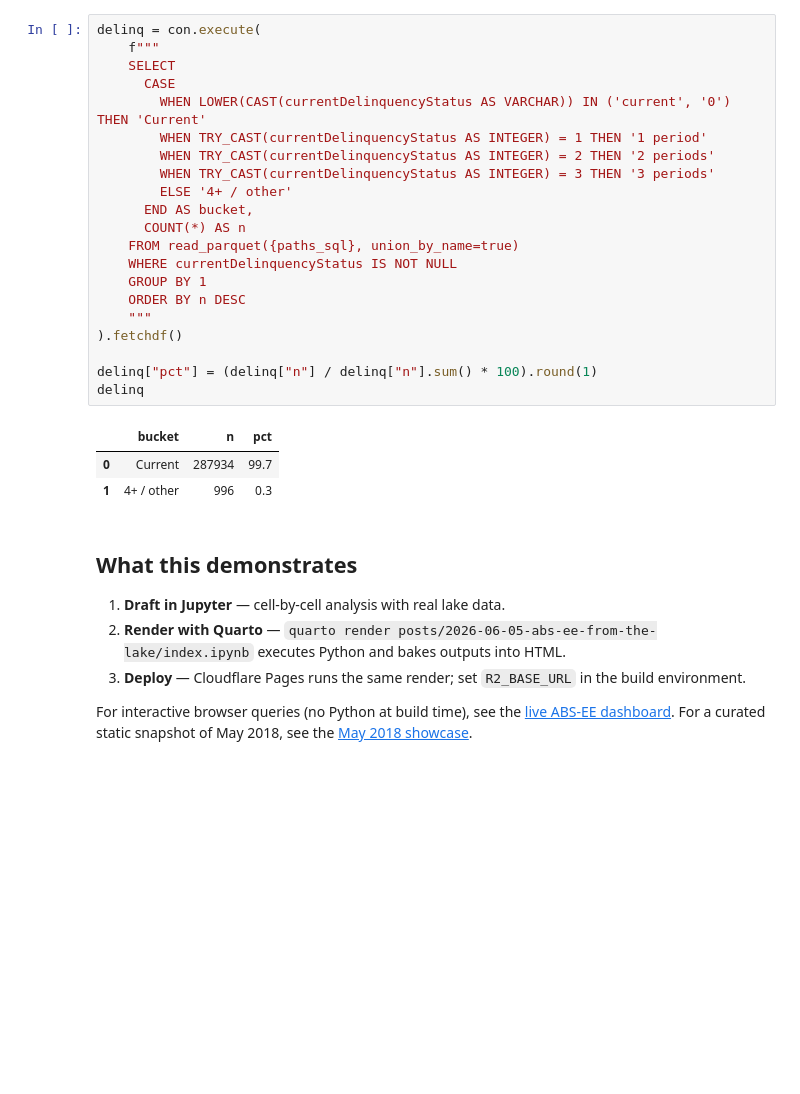
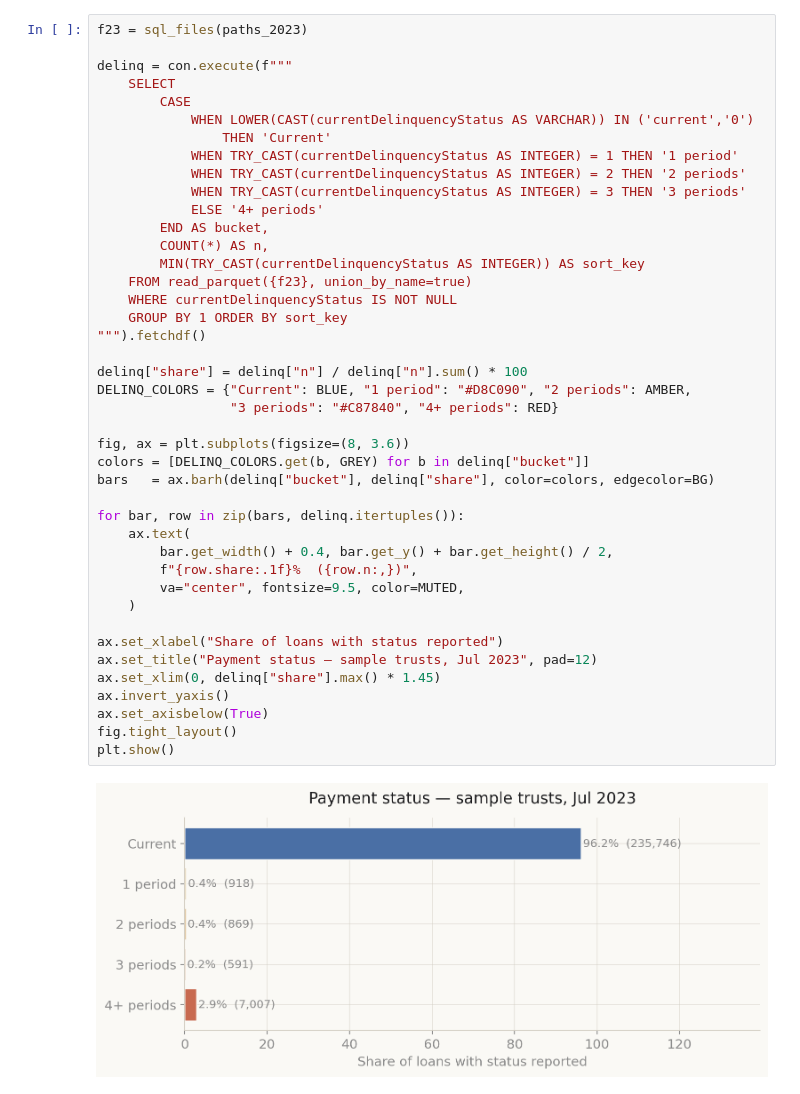
Before and after one commit to benuehlinger/bens-field-notes, a Jupyter notebook: posts/2026-06-05-abs-ee-from-the-lake/index.ipynb, the cells around one changed output. Cells and saved outputs as stored; diff of their text form; blank space fills up the shorter version.

```diff
--- a/posts/2026-06-05-abs-ee-from-the-lake/index.ipynb
+++ b/posts/2026-06-05-abs-ee-from-the-lake/index.ipynb
@@ -199,33 +295,44 @@ fig.tight_layout()
 # %%
-delinq = con.execute(
-    f"""
+f23 = sql_files(paths_2023)
+
+delinq = con.execute(f"""
     SELECT
-      CASE
-        WHEN LOWER(CAST(currentDelinquencyStatus AS VARCHAR)) IN ('current', '0') THEN 'Current'
-        WHEN TRY_CAST(currentDelinquencyStatus AS INTEGER) = 1 THEN '1 period'
-        WHEN TRY_CAST(currentDelinquencyStatus AS INTEGER) = 2 THEN '2 periods'
-        WHEN TRY_CAST(currentDelinquencyStatus AS INTEGER) = 3 THEN '3 periods'
-        ELSE '4+ / other'
-      END AS bucket,
-      COUNT(*) AS n
-    FROM read_parquet({paths_sql}, union_by_name=true)
+        CASE
+            WHEN LOWER(CAST(currentDelinquencyStatus AS VARCHAR)) IN ('current','0')
+                THEN 'Current'
+            WHEN TRY_CAST(currentDelinquencyStatus AS INTEGER) = 1 THEN '1 period'
+            WHEN TRY_CAST(currentDelinquencyStatus AS INTEGER) = 2 THEN '2 periods'
+            WHEN TRY_CAST(currentDelinquencyStatus AS INTEGER) = 3 THEN '3 periods'
+            ELSE '4+ periods'
+        END AS bucket,
+        COUNT(*) AS n,
+        MIN(TRY_CAST(currentDelinquencyStatus AS INTEGER)) AS sort_key
+    FROM read_parquet({f23}, union_by_name=true)
     WHERE currentDelinquencyStatus IS NOT NULL
-    GROUP BY 1
-    ORDER BY n DESC
-    """
-).fetchdf()
+    GROUP BY 1 ORDER BY sort_key
+""").fetchdf()
 
-delinq["pct"] = (delinq["n"] / delinq["n"].sum() * 100).round(1)
-delinq
+delinq["share"] = delinq["n"] / delinq["n"].sum() * 100
+DELINQ_COLORS = {"Current": BLUE, "1 period": "#D8C090", "2 periods": AMBER,
+                 "3 periods": "#C87840", "4+ periods": RED}
+
+fig, ax = plt.subplots(figsize=(8, 3.6))
+colors = [DELINQ_COLORS.get(b, GREY) for b in delinq["bucket"]]
+bars   = ax.barh(delinq["bucket"], delinq["share"], color=colors, edgecolor=BG)
+
+for bar, row in zip(bars, delinq.itertuples()):
+    ax.text(
+        bar.get_width() + 0.4, bar.get_y() + bar.get_height() / 2,
+        f"{row.share:.1f}%  ({row.n:,})",
+        va="center", fontsize=9.5, color=MUTED,
+    )
+
+ax.set_xlabel("Share of loans with status reported")
+ax.set_title("Payment status — sample trusts, Jul 2023", pad=12)
+ax.set_xlim(0, delinq["share"].max() * 1.45)
+ax.invert_yaxis()
+ax.set_axisbelow(True)
+fig.tight_layout()
+plt.show()
 # %% [output]
-|  | bucket | n | pct |
-| 0 | Current | 287934 | 99.7 |
-| 1 | 4+ / other | 996 | 0.3 |
+[figure, added]
-# %% [markdown]
-## What this demonstrates
-
-1. **Draft in Jupyter** — cell-by-cell analysis with real lake data.
-2. **Render with Quarto** — `quarto render posts/2026-06-05-abs-ee-from-the-lake/index.ipynb` executes Python and bakes outputs into HTML.
-3. **Deploy** — Cloudflare Pages runs the same render; set `R2_BASE_URL` in the build environment.
-
-For interactive browser queries (no Python at build time), see the [live ABS-EE dashboard](../../dashboards/abs-ee.qmd). For a curated static snapshot of May 2018, see the [May 2018 showcase](../../dashboards/abs-ee-may2018.qmd).
```
Also changed, not shown: parts of 19 cells of this notebook.
